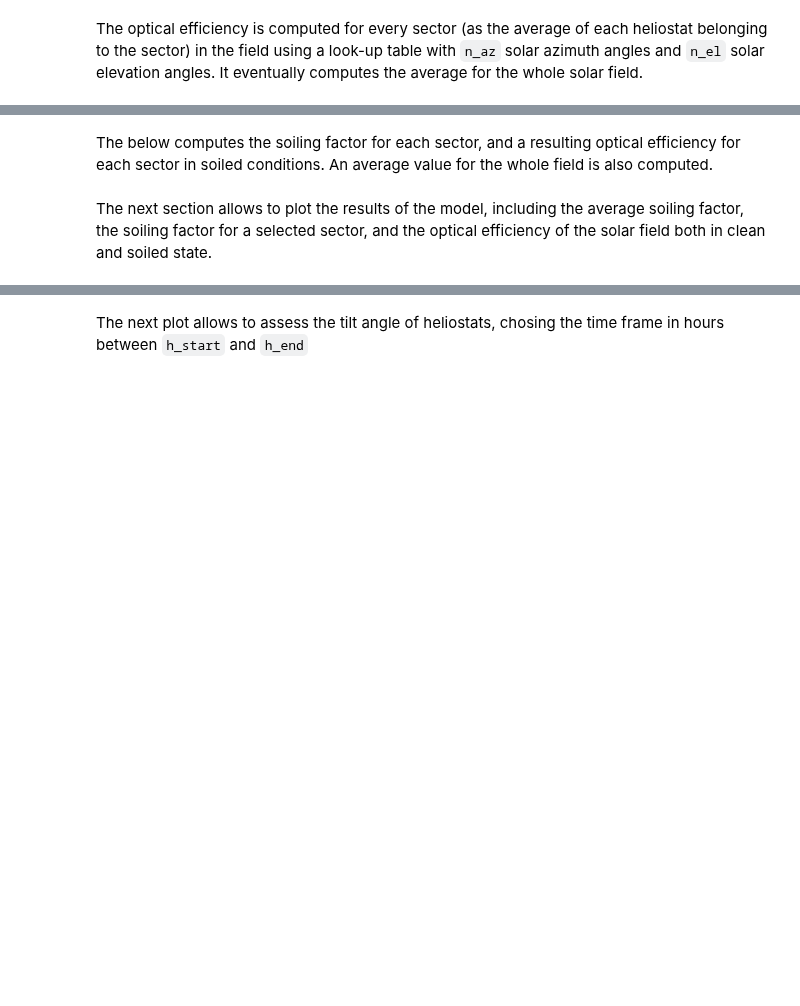
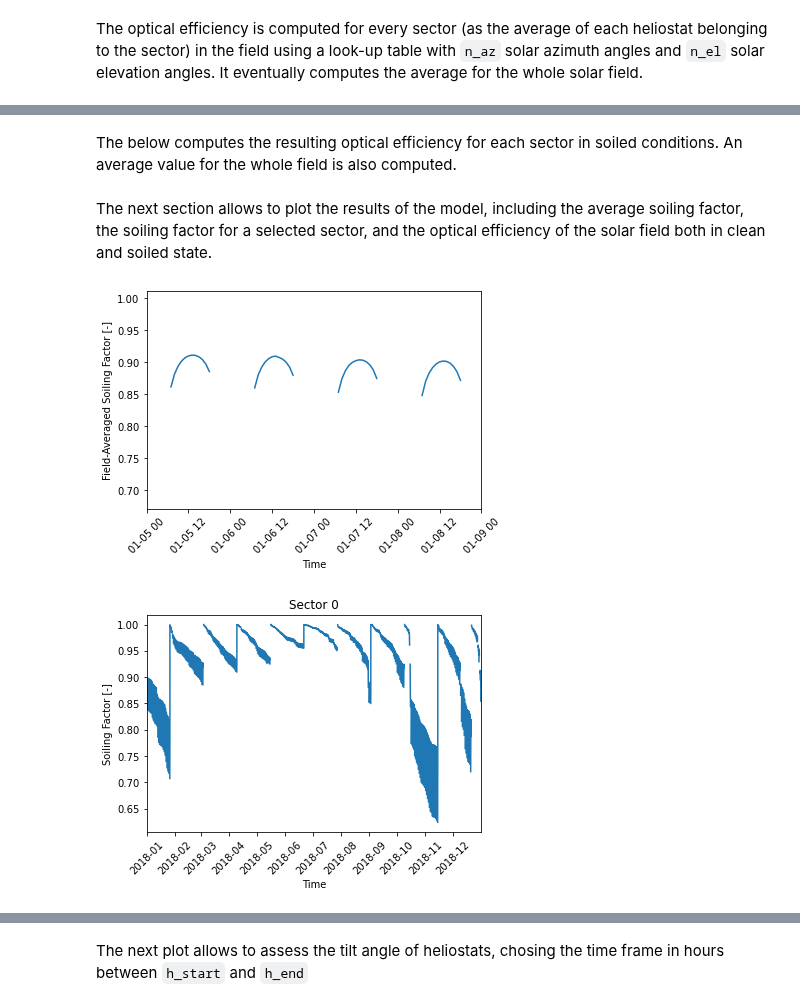
Before and after one commit to cholette/HelioSoil, a Jupyter notebook: demo_soiling_model.ipynb, the cells around one changed output, grey strips where cells are left out. Drawn from its saved outputs; the diff is of its cells as text; code cells hidden in the pictures; blank space fills up the shorter version.

Commit message:
lines order modification to fully compute soiling factor and then the optical efficiency - works better for the paper

```diff
--- a/demo_soiling_model.ipynb
+++ b/demo_soiling_model.ipynb
@@ -93,3 +118,3 @@ field_average_clean_optical_efficiency = np.mean(imodel.helios.optical_efficienc
 # %% [markdown]
-The below computes the soiling factor for each sector, and a resulting optical efficiency for each sector in soiled conditions. An average value for the whole field is also computed.
+The below computes the resulting optical efficiency for each sector in soiled conditions. An average value for the whole field is also computed.
 # %%
@@ -103,22 +125,28 @@ The next section allows to plot the results of the model, including the average
 # %%
 t = sim_data.time[0]
 sec_plot = 0 # choose sector for plot
 
+t0 = 96
+t1 = 96+96 # hours of the year for the zoomed-in plot
+
 # examine field soiling - field average
 fig, ax = plt.subplots();
 ax.plot_date(t,field_average_soiling_factor,"-");
-ax.set_xlim(t[0],t[-1]);
+ax.set_xlim(t[t0],t[t1]);
 ax.set_xlabel("Time");
 ax.set_ylabel("Field-Averaged Soiling Factor [-]");
 plt.xticks(rotation=45);
 
 # examine sector soiling
 fig, ax = plt.subplots();
 ax.plot_date(t,soiling_factor[sec_plot],"-");
 ax.set_xlim(t[0],t[-1]);
 ax.set_xlabel("Time");
 ax.set_ylabel("Soiling Factor [-]");
 ax.set_title("Sector {0:d}".format(sec_plot))
 plt.xticks(rotation=45);
+# %% [output]
+[figure, added]
+[figure, added]
 # %%
 # examine optical efficiency - field average
```
Also changed, not shown: parts of 7 cells of this notebook.
